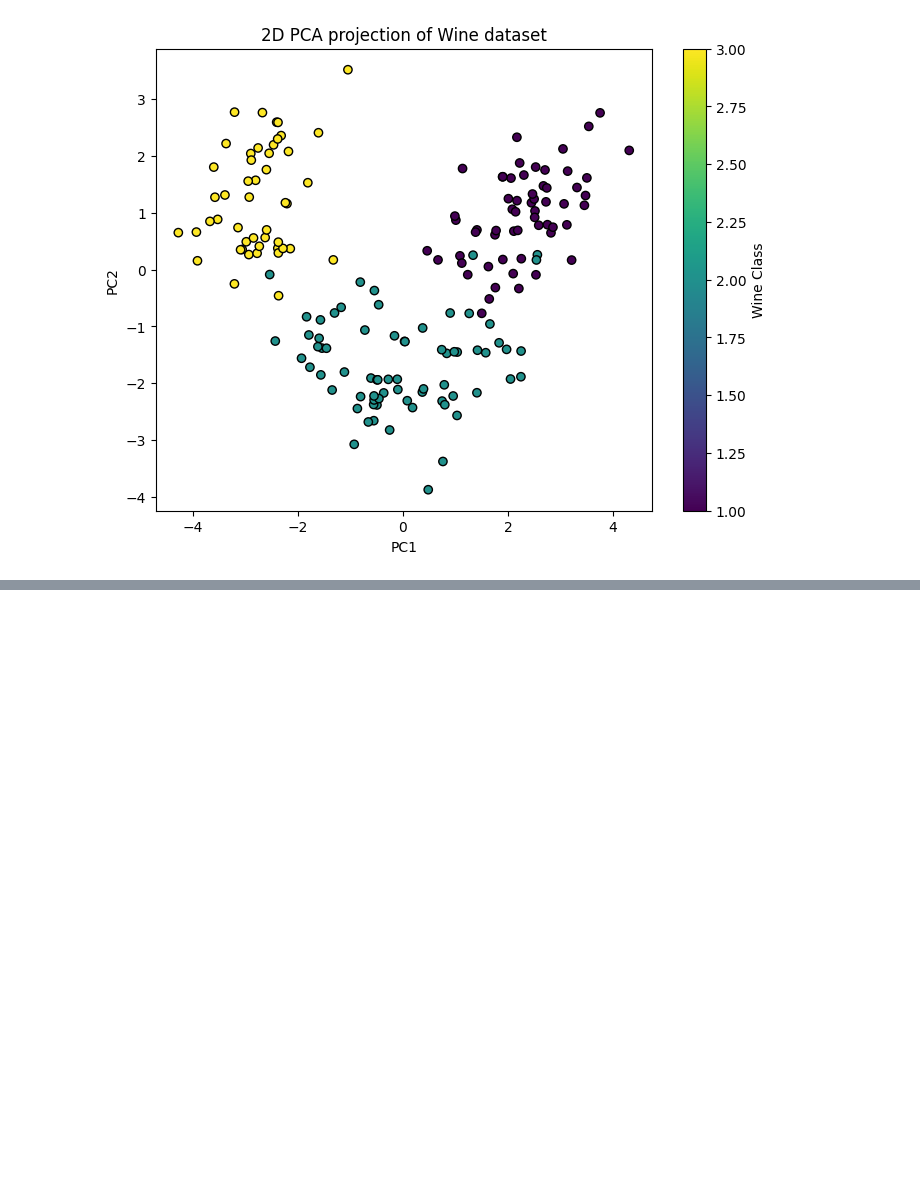
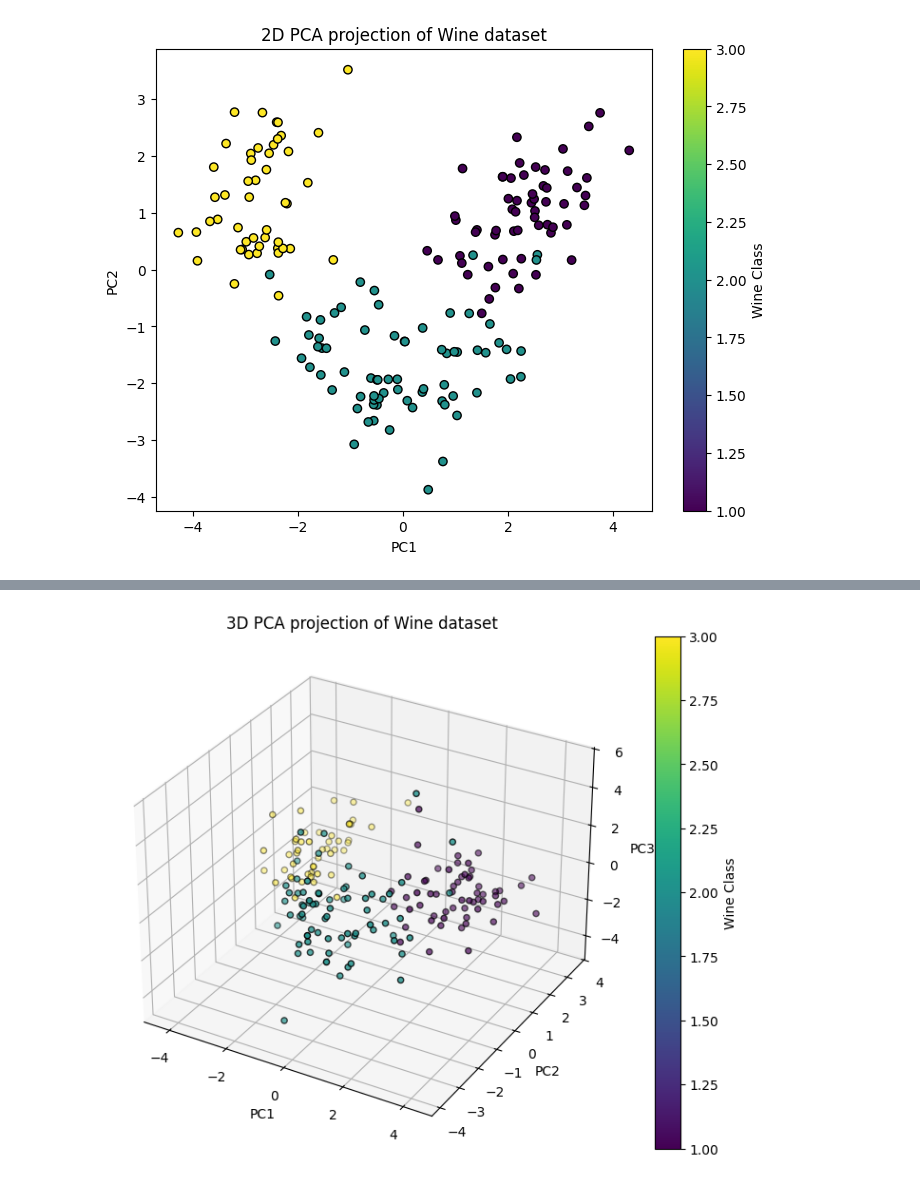
Before and after one commit to kirnalamov/labs_ml, a Jupyter notebook: lab 1/wine.Ipynb, the cells around one changed output, grey strips where cells are left out. Saved outputs shown, nothing was run; the diff lists cells and outputs as text; code cells hidden in the pictures; blank space fills up the shorter version.

```diff
--- a/lab 1/wine.Ipynb
+++ b/lab 1/wine.Ipynb
@@ -80,8 +82,7 @@ plt.show()
 [figure]
 # %%
 from mpl_toolkits.mplot3d import Axes3D
-import matplotlib
-matplotlib.use('nbagg')
+
 # Применяем PCA с 3 главными компонентами
 pca_3d = PCA(n_components=3)
 X_pca_3d = pca_3d.fit_transform(X_scaled)
@@ -102,0 +102 @@ plt.show()
+[figure, added]
```
Also changed, not shown: parts of 8 cells of this notebook.
